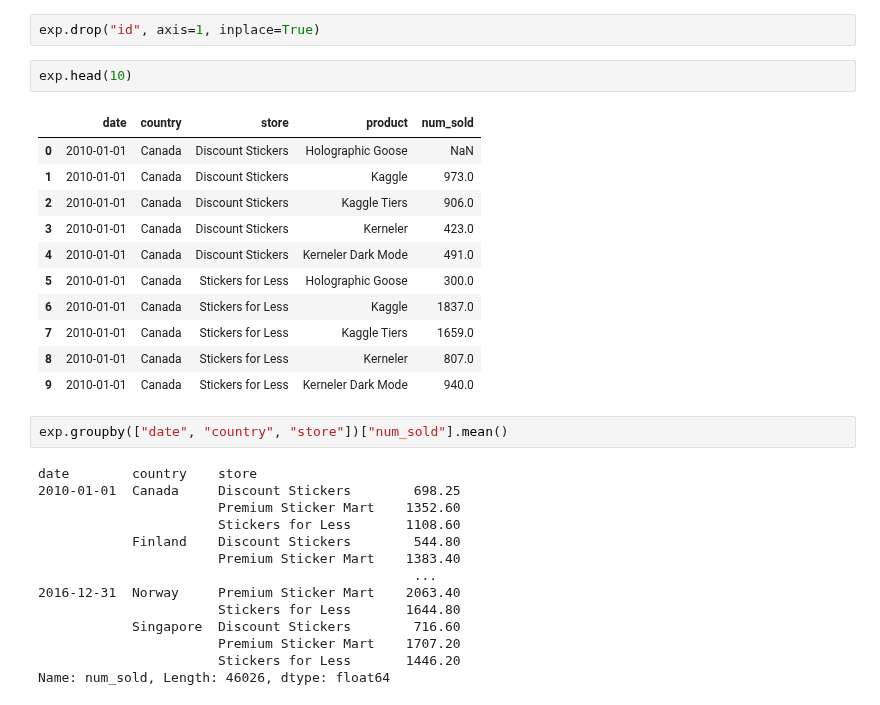
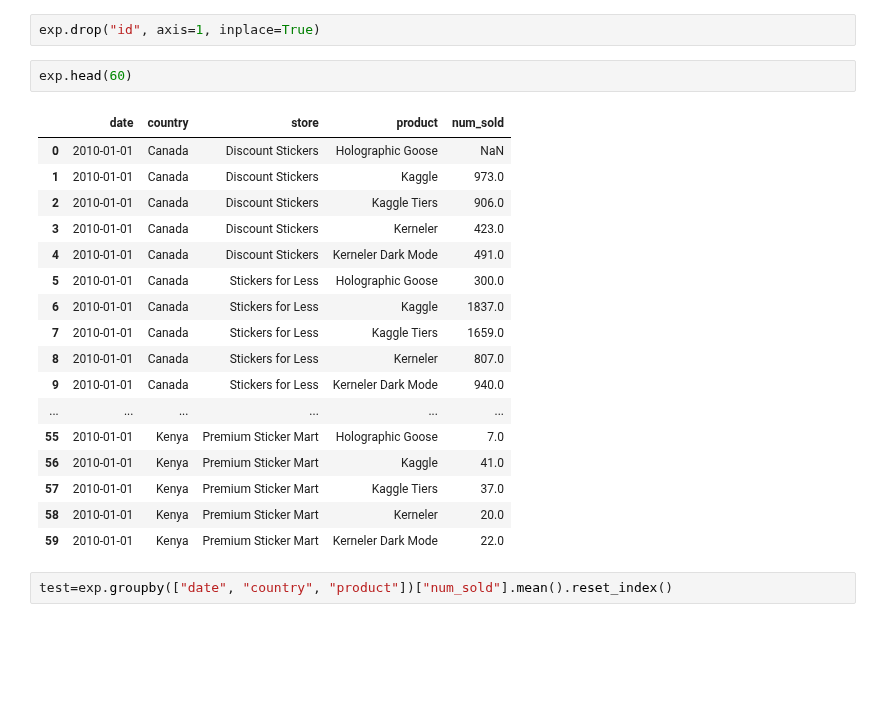
Before and after one commit to kamau96/Data_Science_Android_Web_Development, a Jupyter notebook: Data_Science_Development/Python_Programming/Stickers/stickers_model.ipynb, the cells around one changed output. Cells and saved outputs as stored; diff of their text form; blank space fills up the shorter version.

```diff
--- a/Data_Science_Development/Python_Programming/Stickers/stickers_model.ipynb
+++ b/Data_Science_Development/Python_Programming/Stickers/stickers_model.ipynb
@@ -104,32 +105,24 @@ exp = train.reset_index().copy()
 # %%
 exp.drop("id", axis=1, inplace=True)
 # %%
-exp.head(10)
+exp.head(60)
 # %% [output]
 |  | date | country | store | product | num_sold |
 | 0 | 2010-01-01 | Canada | Discount Stickers | Holographic Goose | NaN |
 | 1 | 2010-01-01 | Canada | Discount Stickers | Kaggle | 973.0 |
 | 2 | 2010-01-01 | Canada | Discount Stickers | Kaggle Tiers | 906.0 |
 | 3 | 2010-01-01 | Canada | Discount Stickers | Kerneler | 423.0 |
 | 4 | 2010-01-01 | Canada | Discount Stickers | Kerneler Dark Mode | 491.0 |
 | 5 | 2010-01-01 | Canada | Stickers for Less | Holographic Goose | 300.0 |
 | 6 | 2010-01-01 | Canada | Stickers for Less | Kaggle | 1837.0 |
 | 7 | 2010-01-01 | Canada | Stickers for Less | Kaggle Tiers | 1659.0 |
 | 8 | 2010-01-01 | Canada | Stickers for Less | Kerneler | 807.0 |
 | 9 | 2010-01-01 | Canada | Stickers for Less | Kerneler Dark Mode | 940.0 |
+| ... | ... | ... | ... | ... | ... |
+| 55 | 2010-01-01 | Kenya | Premium Sticker Mart | Holographic Goose | 7.0 |
+| 56 | 2010-01-01 | Kenya | Premium Sticker Mart | Kaggle | 41.0 |
+| 57 | 2010-01-01 | Kenya | Premium Sticker Mart | Kaggle Tiers | 37.0 |
+| 58 | 2010-01-01 | Kenya | Premium Sticker Mart | Kerneler | 20.0 |
+| 59 | 2010-01-01 | Kenya | Premium Sticker Mart | Kerneler Dark Mode | 22.0 |
 # %%
-exp.groupby(["date", "country", "store"])["num_sold"].mean()
+test=exp.groupby(["date", "country", "product"])["num_sold"].mean().reset_index()
-# %% [output]
-date        country    store
-2010-01-01  Canada     Discount Stickers        698.25
-                       Premium Sticker Mart    1352.60
-                       Stickers for Less       1108.60
-            Finland    Discount Stickers        544.80
-                       Premium Sticker Mart    1383.40
-                                                ...
-2016-12-31  Norway     Premium Sticker Mart    2063.40
-                       Stickers for Less       1644.80
-            Singapore  Discount Stickers        716.60
-                       Premium Sticker Mart    1707.20
-                       Stickers for Less       1446.20
-Name: num_sold, Length: 46026, dtype: float64
```
Also changed, not shown: parts of 2 cells of this notebook.
